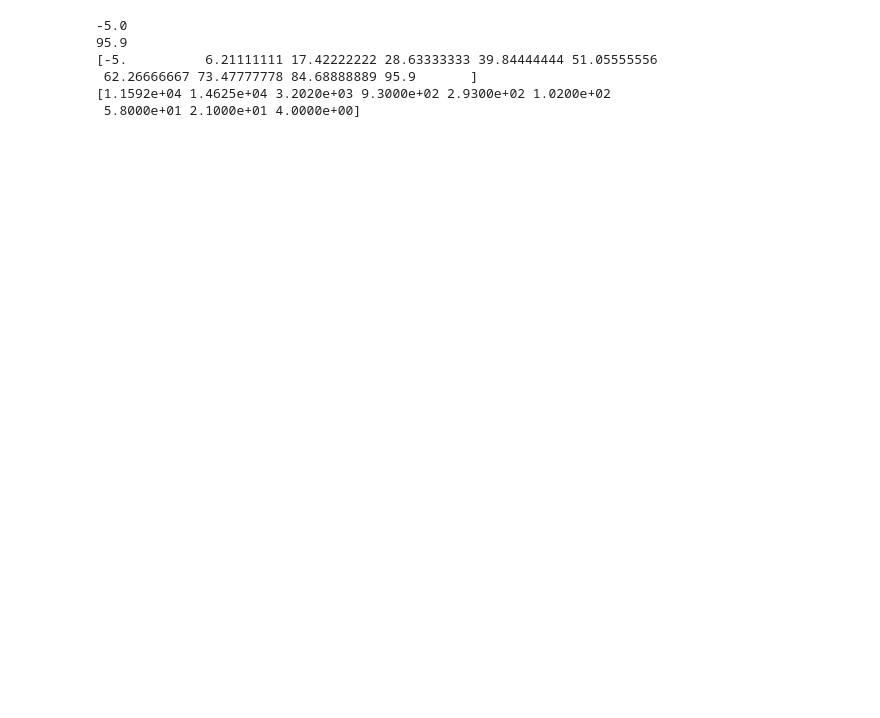
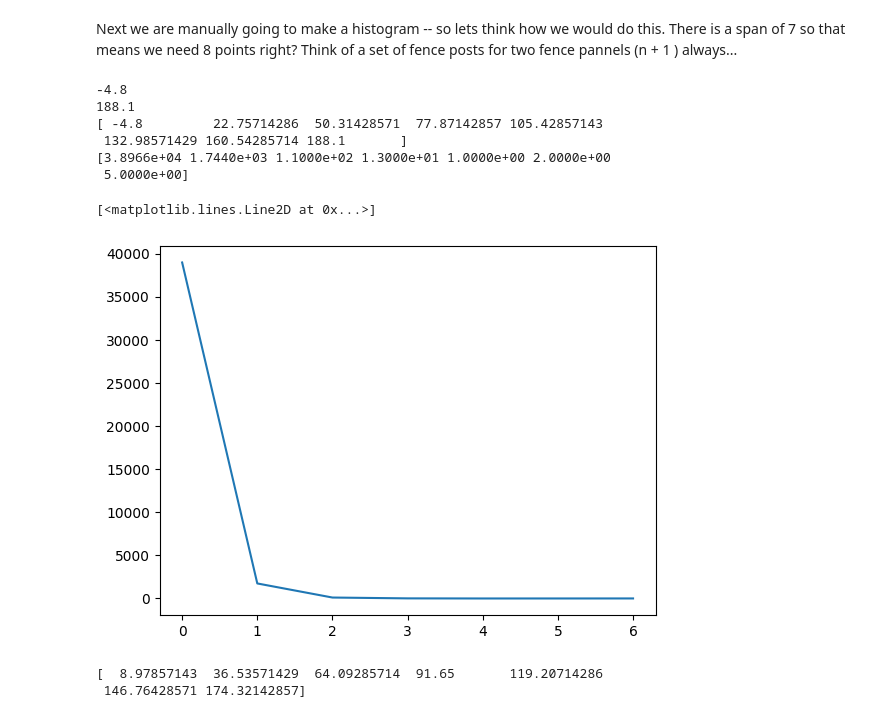
Before and after one commit to flowonthegoliv/ENVS231_2024, a Jupyter notebook: very_basics.ipynb, the cells around one changed output. Saved outputs shown, nothing was run; the diff lists cells and outputs as text; code cells hidden in the pictures; blank space fills up the shorter version.

```diff
--- a/very_basics.ipynb
+++ b/very_basics.ipynb
@@ -22,30 +22,45 @@ max1 = np.nanmax(dat1);
 min1 = np.nanmin(dat1);
 var1 = np.nanvar(dat1);
 
-
-span = np.linspace(min1,max1,10)
-
-print(min1)
-print(max1)
-
-print(span)
-
-bins = np.zeros([9,])
-count = np.zeros([9,])
-
-
-for i in range(0,9):
-  count[i]=sum(np.logical_and(dat1>=span[i],dat1<span[i+1]))
-count
-
 p5 = np.nanpercentile(dat1,5)
 p95 = np.nanpercentile(dat1,95)
-
-print(count)
-# %% [output]
--5.0
-95.9
-[-5.          6.21111111 17.42222222 28.63333333 39.84444444 51.05555556
- 62.26666667 73.47777778 84.68888889 95.9       ]
-[1.1592e+04 1.4625e+04 3.2020e+03 9.3000e+02 2.9300e+02 1.0200e+02
- 5.8000e+01 2.1000e+01 4.0000e+00]
+# %% [markdown]
+Next we are manually going to make a histogram -- so lets think how we would do this. There is a span of 7 so that means we need 8 points right? Think of a set of fence posts for two fence pannels (n + 1 ) always...
+# %%
+#here we create out span -- this will be a space from the min to the mac
+span = np.linspace(min1,max1,8)
+
+print(min1)
+print(max1)
+print(span)
+
+count = np.zeros([7,])
+#here we are going to create a loop -- just think a bit to how you did this at primary school with counters and grouping.
+
+for i in range(0,7):
+  count[i]=sum(np.logical_and(dat1>=span[i],dat1<span[i+1]))
+count
+
+print(count)
+# %% [output]
+-4.8
+188.1
+[ -4.8         22.75714286  50.31428571  77.87142857 105.42857143
+ 132.98571429 160.54285714 188.1       ]
+[3.8966e+04 1.7440e+03 1.1000e+02 1.3000e+01 1.0000e+00 2.0000e+00
+ 5.0000e+00]
+# %%
+plt.plot(count)
+# %% [output]
+[<matplotlib.lines.Line2D at 0x...>]
+[figure, added]
+# %%
+#but what would the axis be? Lets think of the fence pannel again right -- its in the middle...
+
+bins = np.zeros([7,])
+for i in range(0,7):
+  bins[i]=(span[i]+span[i+1])/2
+print(bins)
+# %% [output]
+[  8.97857143  36.53571429  64.09285714  91.65       119.20714286
+ 146.76428571 174.32142857]
```
Also changed, not shown: parts of 5 cells of this notebook.
